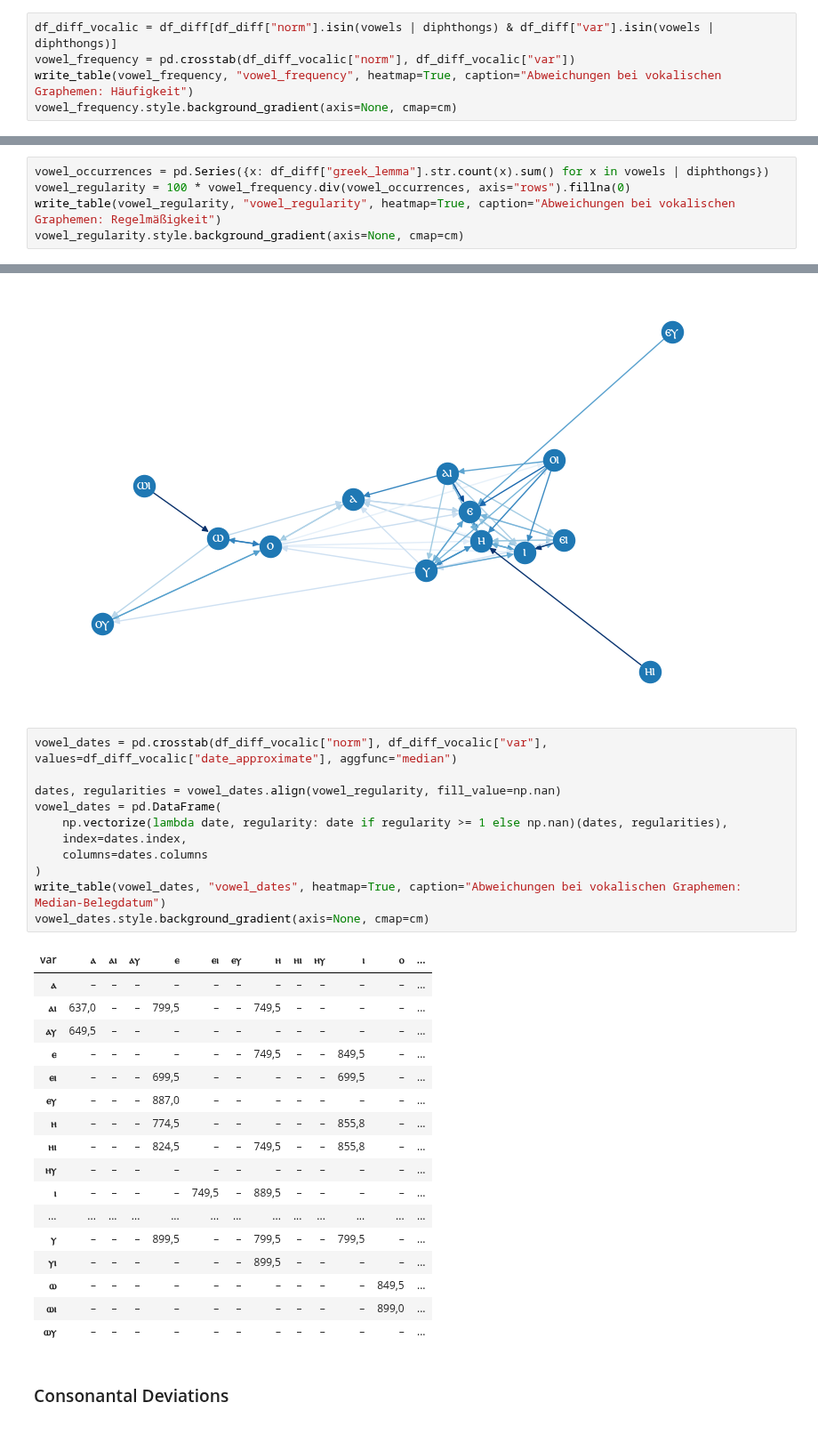
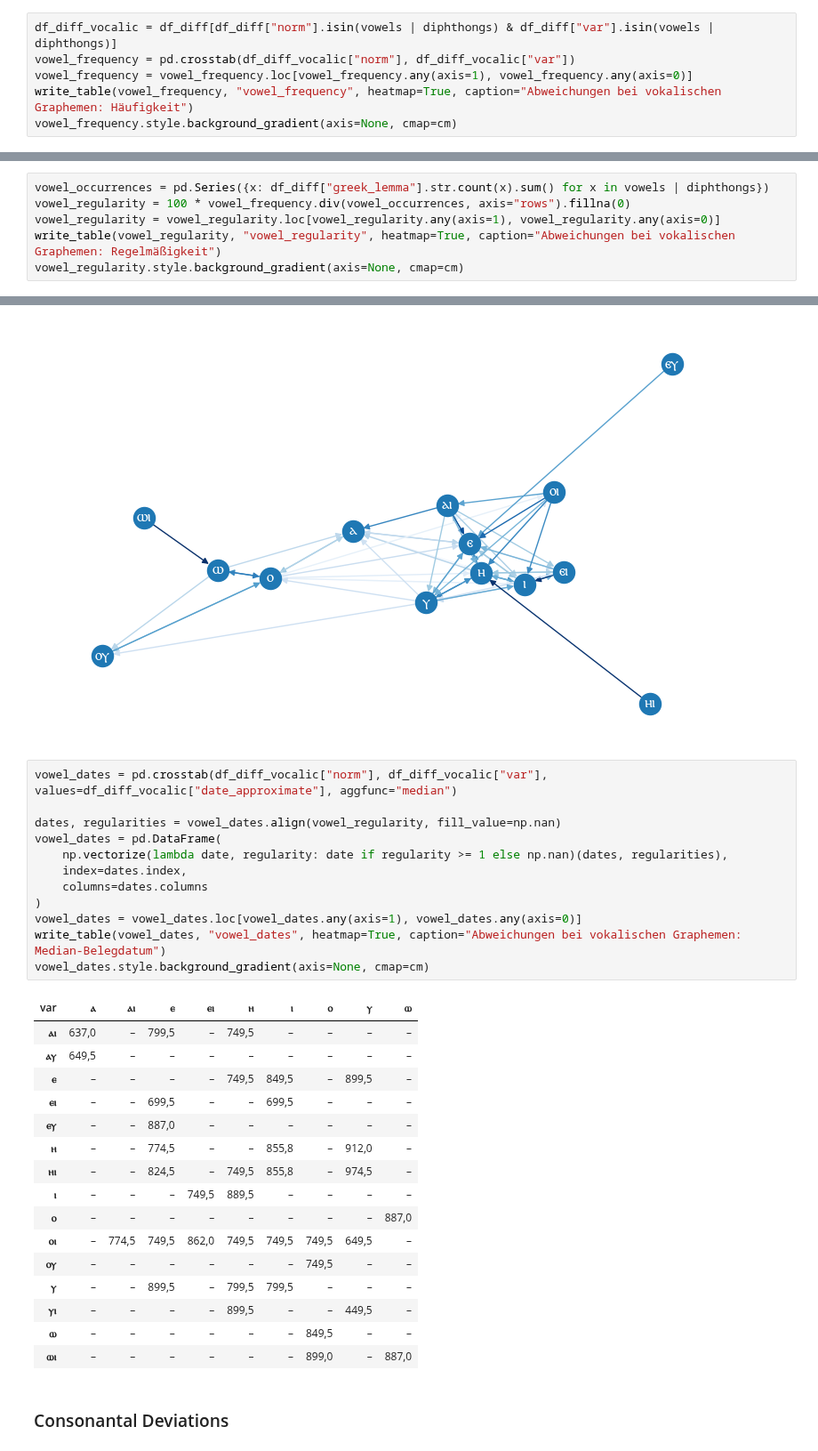
Before and after one commit to kmein/greek-coptic, a Jupyter notebook: greek-coptic.ipynb, the cells around one changed output, grey strips where cells are left out. Shown at 89% size. Cells and saved outputs as stored; diff of their text form.

Commit message:
remove zero rows/column for more compact tables

```diff
--- a/greek-coptic.ipynb
+++ b/greek-coptic.ipynb
@@ -838,6 +838,7 @@ We might therefore want to show a "confusion matrix" with the vocalic graphemes
 # %%
 df_diff_vocalic = df_diff[df_diff["norm"].isin(vowels | diphthongs) & df_diff["var"].isin(vowels | diphthongs)]
 vowel_frequency = pd.crosstab(df_diff_vocalic["norm"], df_diff_vocalic["var"])
+vowel_frequency = vowel_frequency.loc[vowel_frequency.any(axis=1), vowel_frequency.any(axis=0)]
 write_table(vowel_frequency, "vowel_frequency", heatmap=True, caption="Abweichungen bei vokalischen Graphemen: Häufigkeit")
 vowel_frequency.style.background_gradient(axis=None, cmap=cm)
 # %% [output]
@@ -862,6 +863,7 @@ vowel_frequency.style.background_gradient(axis=None, cmap=cm)
 # %%
 vowel_occurrences = pd.Series({x: df_diff["greek_lemma"].str.count(x).sum() for x in vowels | diphthongs})
 vowel_regularity = 100 * vowel_frequency.div(vowel_occurrences, axis="rows").fillna(0)
+vowel_regularity = vowel_regularity.loc[vowel_regularity.any(axis=1), vowel_regularity.any(axis=0)]
 write_table(vowel_regularity, "vowel_regularity", heatmap=True, caption="Abweichungen bei vokalischen Graphemen: Regelmäßigkeit")
 vowel_regularity.style.background_gradient(axis=None, cmap=cm)
 # %% [output]
@@ -918,32 +920,32 @@ plt.show()
 # %%
 vowel_dates = pd.crosstab(df_diff_vocalic["norm"], df_diff_vocalic["var"], values=df_diff_vocalic["date_approximate"], aggfunc="median")
 
 dates, regularities = vowel_dates.align(vowel_regularity, fill_value=np.nan)
 vowel_dates = pd.DataFrame(
     np.vectorize(lambda date, regularity: date if regularity >= 1 else np.nan)(dates, regularities),
     index=dates.index,
     columns=dates.columns
 )
+vowel_dates = vowel_dates.loc[vowel_dates.any(axis=1), vowel_dates.any(axis=0)]
 write_table(vowel_dates, "vowel_dates", heatmap=True, caption="Abweichungen bei vokalischen Graphemen: Median-Belegdatum")
 vowel_dates.style.background_gradient(axis=None, cmap=cm)
 # %% [output]
-| var | ⲁ | ⲁⲓ | ⲁⲩ | ⲉ | ⲉⲓ | ⲉⲩ | ⲏ | ⲏⲓ | ⲏⲩ | ⲓ | ⲟ | ... |
-| ⲁ | – | – | – | – | – | – | – | – | – | – | – | ... |
-| ⲁⲓ | 637,0 | – | – | 799,5 | – | – | 749,5 | – | – | – | – | ... |
-| ⲁⲩ | 649,5 | – | – | – | – | – | – | – | – | – | – | ... |
-| ⲉ | – | – | – | – | – | – | 749,5 | – | – | 849,5 | – | ... |
-| ⲉⲓ | – | – | – | 699,5 | – | – | – | – | – | 699,5 | – | ... |
-| ⲉⲩ | – | – | – | 887,0 | – | – | – | – | – | – | – | ... |
-| ⲏ | – | – | – | 774,5 | – | – | – | – | – | 855,8 | – | ... |
-| ⲏⲓ | – | – | – | 824,5 | – | – | 749,5 | – | – | 855,8 | – | ... |
-| ⲏⲩ | – | – | – | – | – | – | – | – | – | – | – | ... |
-| ⲓ | – | – | – | – | 749,5 | – | 889,5 | – | – | – | – | ... |
-| ... | ... | ... | ... | ... | ... | ... | ... | ... | ... | ... | ... | ... |
-| ⲩ | – | – | – | 899,5 | – | – | 799,5 | – | – | 799,5 | – | ... |
-| ⲩⲓ | – | – | – | – | – | – | 899,5 | – | – | – | – | ... |
-| ⲱ | – | – | – | – | – | – | – | – | – | – | 849,5 | ... |
-| ⲱⲓ | – | – | – | – | – | – | – | – | – | – | 899,0 | ... |
-| ⲱⲩ | – | – | – | – | – | – | – | – | – | – | – | ... |
+| var | ⲁ | ⲁⲓ | ⲉ | ⲉⲓ | ⲏ | ⲓ | ⲟ | ⲩ | ⲱ |
+| ⲁⲓ | 637,0 | – | 799,5 | – | 749,5 | – | – | – | – |
+| ⲁⲩ | 649,5 | – | – | – | – | – | – | – | – |
+| ⲉ | – | – | – | – | 749,5 | 849,5 | – | 899,5 | – |
+| ⲉⲓ | – | – | 699,5 | – | – | 699,5 | – | – | – |
+| ⲉⲩ | – | – | 887,0 | – | – | – | – | – | – |
+| ⲏ | – | – | 774,5 | – | – | 855,8 | – | 912,0 | – |
+| ⲏⲓ | – | – | 824,5 | – | 749,5 | 855,8 | – | 974,5 | – |
+| ⲓ | – | – | – | 749,5 | 889,5 | – | – | – | – |
+| ⲟ | – | – | – | – | – | – | – | – | 887,0 |
+| ⲟⲓ | – | 774,5 | 749,5 | 862,0 | 749,5 | 749,5 | 749,5 | 649,5 | – |
+| ⲟⲩ | – | – | – | – | – | – | 749,5 | – | – |
+| ⲩ | – | – | 899,5 | – | 799,5 | 799,5 | – | – | – |
+| ⲩⲓ | – | – | – | – | 899,5 | – | – | 449,5 | – |
+| ⲱ | – | – | – | – | – | – | 849,5 | – | – |
+| ⲱⲓ | – | – | – | – | – | – | 899,0 | – | 887,0 |
 # %% [markdown]
 ### Consonantal Deviations
 # %%
```
Also changed, not shown: parts of 4 cells of this notebook.
